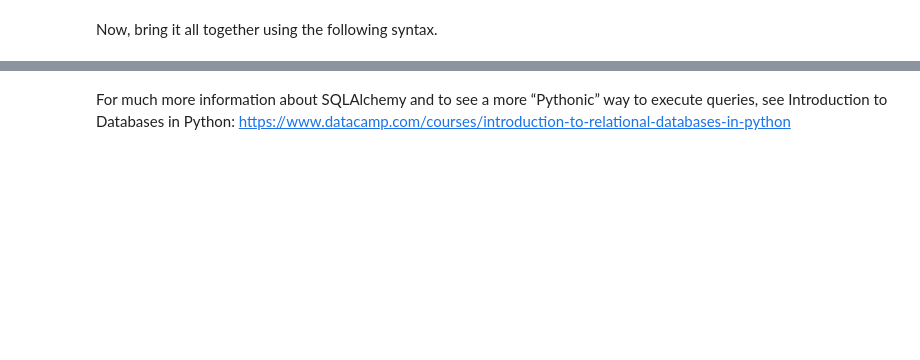
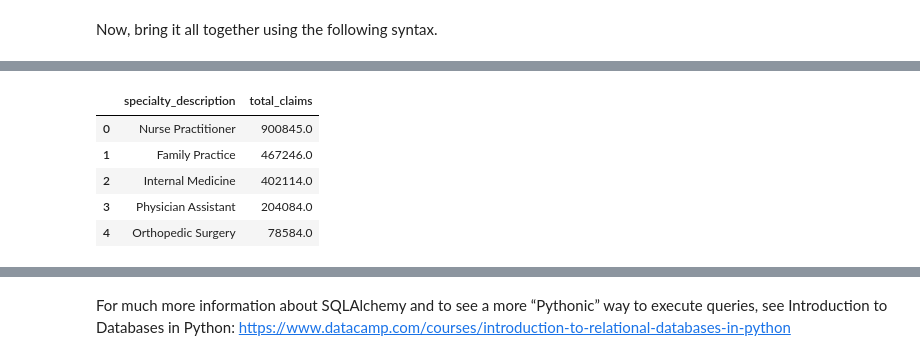
Before and after one commit to NSS-Data-Analytics-Cohort-12/prescribers-python-da12-v2-git-pushers, a Jupyter notebook: notebooks/prescribers.ipynb, the cells around one changed output, grey strips where cells are left out. Saved outputs shown, nothing was run; the diff lists cells and outputs as text; code cells hidden in the pictures; blank space fills up the shorter version.

```diff
--- a/notebooks/prescribers.ipynb
+++ b/notebooks/prescribers.ipynb
@@ -90,0 +93,12 @@ Now, bring it all together using the following syntax.
+# %%
+with engine.connect() as connection:
+   top_specialties = pd.read_sql(text(query_2), con = connection)
+
+top_specialties.head()
+# %% [output]
+|  | specialty_description | total_claims |
+| 0 | Nurse Practitioner | 900845.0 |
+| 1 | Family Practice | 467246.0 |
+| 2 | Internal Medicine | 402114.0 |
+| 3 | Physician Assistant | 204084.0 |
+| 4 | Orthopedic Surgery | 78584.0 |
```
Also changed, not shown: parts of 24 cells of this notebook.
